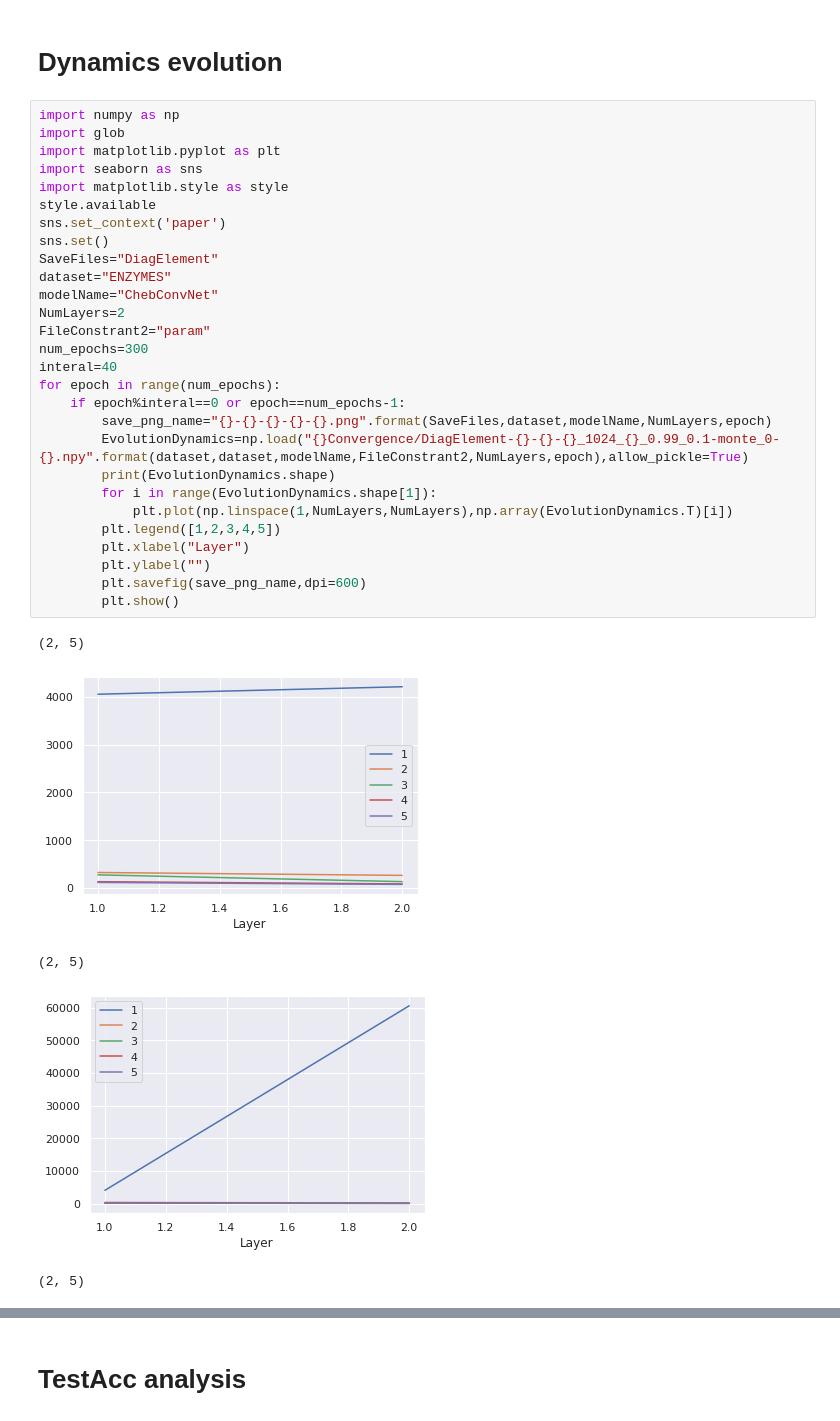
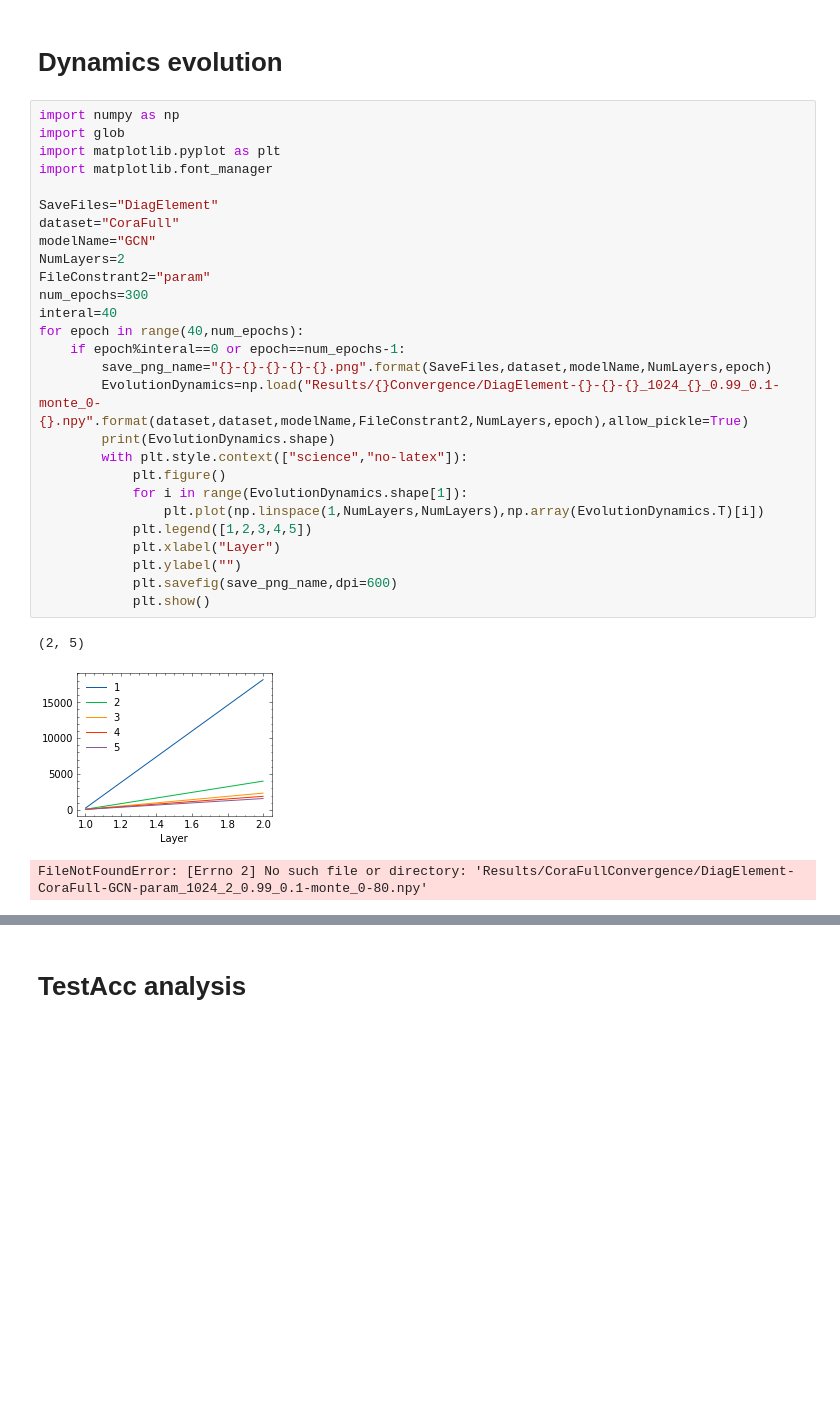
Before and after one commit to ggzhang0071/pytorch_geometric-1, a Jupyter notebook: PlotConvergenceCompare.ipynb, the cells around one changed output, grey strips where cells are left out. Cells and saved outputs as stored; diff of their text form; blank space fills up the shorter version.

```diff
--- a/PlotConvergenceCompare.ipynb
+++ b/PlotConvergenceCompare.ipynb
@@ -412,34 +395,31 @@ PlotNetworkContractionNpy(dataset,modelName,file_constraited,coefficientsFirst,c
 # %%
 import numpy as np
 import glob
 import matplotlib.pyplot as plt
-import seaborn as sns
-import matplotlib.style as style
-style.available
-sns.set_context('paper')
-sns.set()
+import matplotlib.font_manager
+
 SaveFiles="DiagElement"
-dataset="ENZYMES"
-modelName="ChebConvNet"
+dataset="CoraFull"
+modelName="GCN"
 NumLayers=2
 FileConstrant2="param"
 num_epochs=300
 interal=40
-for epoch in range(num_epochs):
+for epoch in range(40,num_epochs):
     if epoch%interal==0 or epoch==num_epochs-1:
         save_png_name="{}-{}-{}-{}-{}.png".format(SaveFiles,dataset,modelName,NumLayers,epoch)
-        EvolutionDynamics=np.load("{}Convergence/DiagElement-{}-{}-{}_1024_{}_0.99_0.1-monte_0-{}.npy".format(dataset,dataset,modelName,FileConstrant2,NumLayers,epoch),allow_pickle=True)
+        EvolutionDynamics=np.load("Results/{}Convergence/DiagElement-{}-{}-{}_1024_{}_0.99_0.1-monte_0-{}.npy".format(dataset,dataset,modelName,FileConstrant2,NumLayers,epoch),allow_pickle=True)
         print(EvolutionDynamics.shape)
-        for i in range(EvolutionDynamics.shape[1]):
-            plt.plot(np.linspace(1,NumLayers,NumLayers),np.array(EvolutionDynamics.T)[i])
-        plt.legend([1,2,3,4,5])
-        plt.xlabel("Layer")
-        plt.ylabel("")
-        plt.savefig(save_png_name,dpi=600)
-        plt.show()
+        with plt.style.context(["science","no-latex"]):
+            plt.figure()
+            for i in range(EvolutionDynamics.shape[1]):
+                plt.plot(np.linspace(1,NumLayers,NumLayers),np.array(EvolutionDynamics.T)[i])
+            plt.legend([1,2,3,4,5])
+            plt.xlabel("Layer")
+            plt.ylabel("")
+            plt.savefig(save_png_name,dpi=600)
+            plt.show()
 # %% [output]
 (2, 5)
-[figure, old version]
+[figure, new version]
-(2, 5)
+FileNotFoundError: [Errno 2] No such file or directory: 'Results/CoraFullConvergence/DiagElement-CoraFull-GCN-param_1024_2_0.99_0.1-monte_0-80.npy'
-[figure, removed]
-(2, 5)
```
Also changed, not shown: parts of 15 cells of this notebook.
